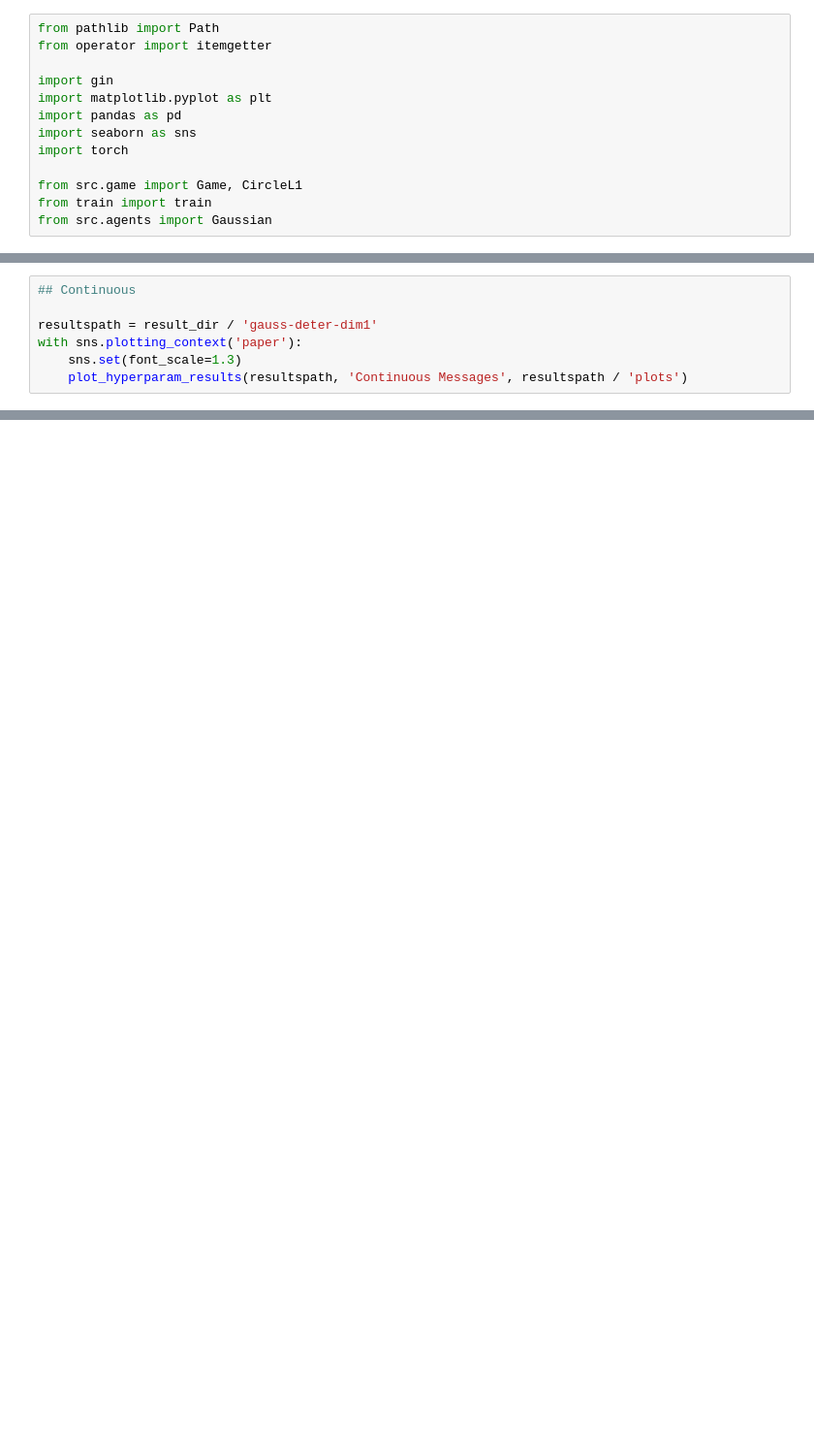
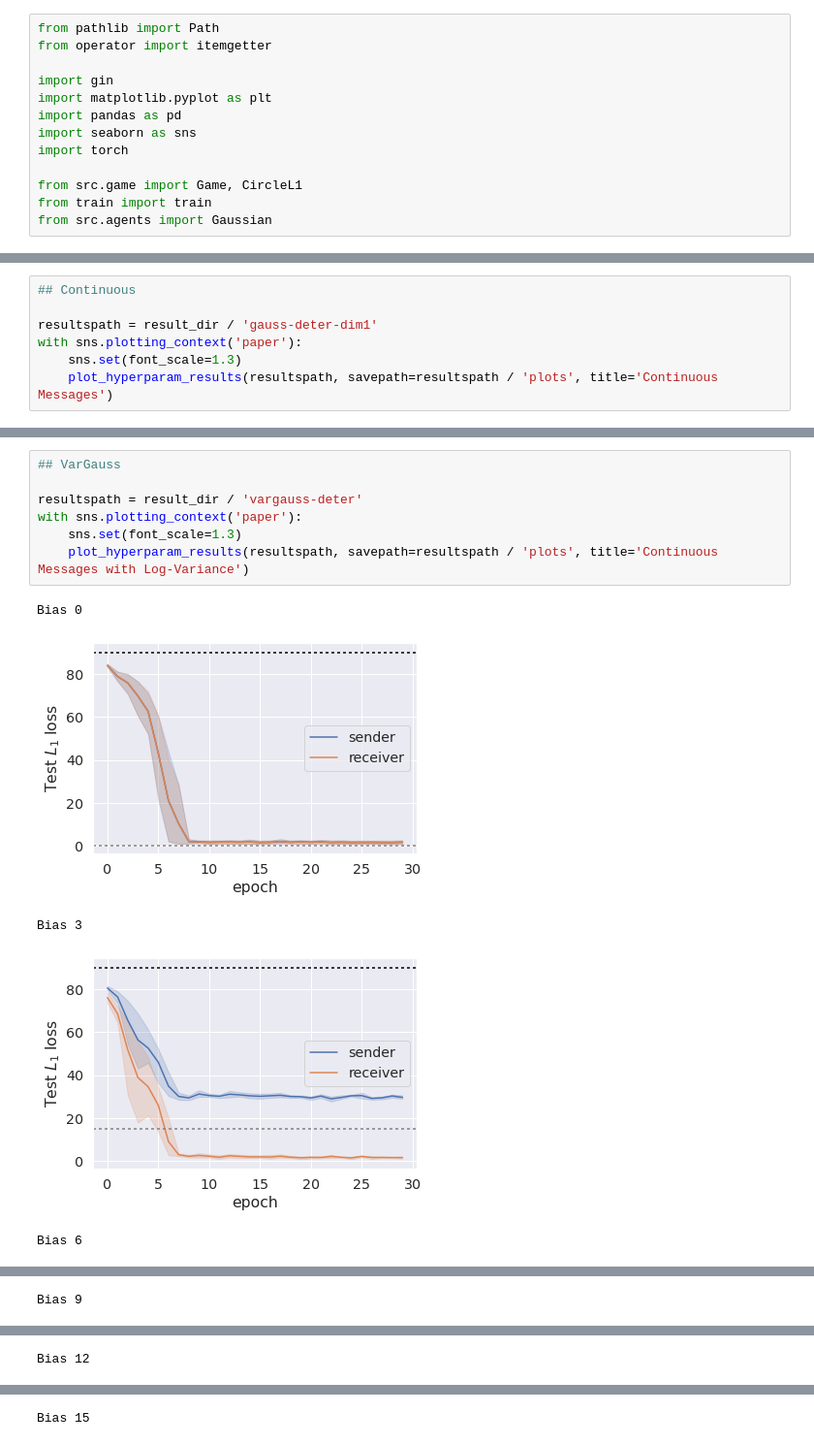
Before and after one commit to mnoukhov/emergent-compete, a Jupyter notebook: notebooks/Best Results Plot.ipynb, the cells around one changed output, grey strips where cells are left out. Shown: that part at 97% size. Cells and saved outputs as stored; diff of their text form; blank space fills up the shorter version.

```diff
--- a/notebooks/Best Results Plot.ipynb
+++ b/notebooks/Best Results Plot.ipynb
@@ -224,7 +230,7 @@ All Biases
 resultspath = result_dir / 'gauss-deter-dim1'
 with sns.plotting_context('paper'):
     sns.set(font_scale=1.3)
-    plot_hyperparam_results(resultspath, 'Continuous Messages', resultspath / 'plots')
+    plot_hyperparam_results(resultspath, savepath=resultspath / 'plots', title='Continuous Messages')
 # %% [output]
 Bias 0
 [figure]
@@ -241,0 +248,13 @@ Bias 15
+# %%
+## VarGauss
+
+resultspath = result_dir / 'vargauss-deter'
+with sns.plotting_context('paper'):
+    sns.set(font_scale=1.3)
+    plot_hyperparam_results(resultspath, savepath=resultspath / 'plots', title='Continuous Messages with Log-Variance')
+# %% [output]
+Bias 0
+[figure, added]
+Bias 3
+[figure, added]
+Bias 6
@@ -241,0 +262 @@ Bias 15
+Bias 9
@@ -241,0 +264 @@ Bias 15
+Bias 12
@@ -241,0 +266 @@ Bias 15
+Bias 15
```
Also changed, not shown: parts of 6 cells of this notebook, 3 other files.
